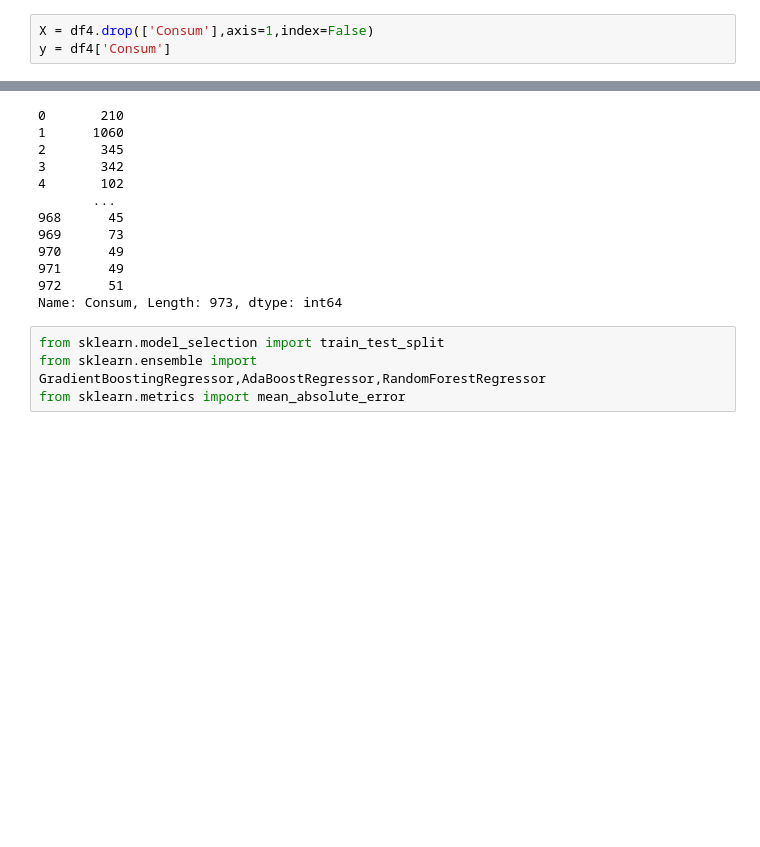
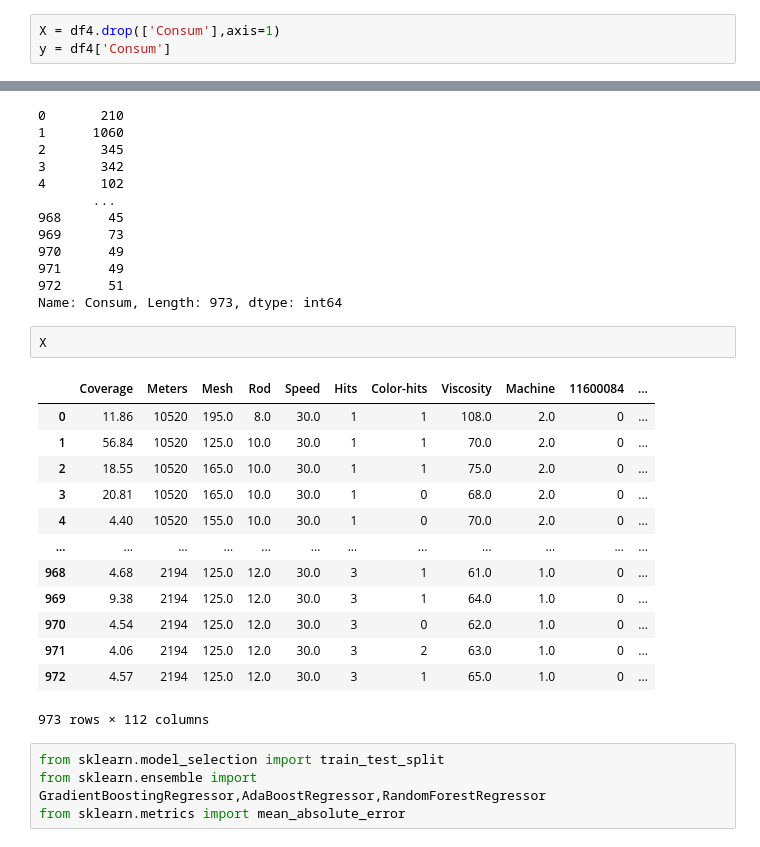
Before and after one commit to sinchan-s/CCP, a Jupyter notebook: model/Color-Consum-Prediction.ipynb, the cells around one changed output, grey strips where cells are left out. Cells and saved outputs as stored; diff of their text form; blank space fills up the shorter version.

```diff
--- a/model/Color-Consum-Prediction.ipynb
+++ b/model/Color-Consum-Prediction.ipynb
@@ -141,7 +141,7 @@ df4
 | 1305 | 4.57 | 51 | 2194 | 125.0 | 12.0 | 30.0 | 3 | 1 | 65.0 | 1.0 | ... |
 973 rows × 113 columns
 # %%
-X = df4.drop(['Consum'],axis=1,index=False)
+X = df4.drop(['Consum'],axis=1)
 y = df4['Consum']
 # %%
 X.index = [ i for i in np.arange(973)]
@@ -160,6 +160,22 @@ y
 971      49
 972      51
 Name: Consum, Length: 973, dtype: int64
+# %%
+X
+# %% [output]
+|  | Coverage | Meters | Mesh | Rod | Speed | Hits | Color-hits | Viscosity | Machine | 11600084 | ... |
+| 0 | 11.86 | 10520 | 195.0 | 8.0 | 30.0 | 1 | 1 | 108.0 | 2.0 | 0 | ... |
+| 1 | 56.84 | 10520 | 125.0 | 10.0 | 30.0 | 1 | 1 | 70.0 | 2.0 | 0 | ... |
+| 2 | 18.55 | 10520 | 165.0 | 10.0 | 30.0 | 1 | 1 | 75.0 | 2.0 | 0 | ... |
+| 3 | 20.81 | 10520 | 165.0 | 10.0 | 30.0 | 1 | 0 | 68.0 | 2.0 | 0 | ... |
+| 4 | 4.40 | 10520 | 155.0 | 10.0 | 30.0 | 1 | 0 | 70.0 | 2.0 | 0 | ... |
+| ... | ... | ... | ... | ... | ... | ... | ... | ... | ... | ... | ... |
+| 968 | 4.68 | 2194 | 125.0 | 12.0 | 30.0 | 3 | 1 | 61.0 | 1.0 | 0 | ... |
+| 969 | 9.38 | 2194 | 125.0 | 12.0 | 30.0 | 3 | 1 | 64.0 | 1.0 | 0 | ... |
+| 970 | 4.54 | 2194 | 125.0 | 12.0 | 30.0 | 3 | 0 | 62.0 | 1.0 | 0 | ... |
+| 971 | 4.06 | 2194 | 125.0 | 12.0 | 30.0 | 3 | 2 | 63.0 | 1.0 | 0 | ... |
+| 972 | 4.57 | 2194 | 125.0 | 12.0 | 30.0 | 3 | 1 | 65.0 | 1.0 | 0 | ... |
+973 rows × 112 columns
 # %%
 from sklearn.model_selection import train_test_split
 from sklearn.ensemble import GradientBoostingRegressor,AdaBoostRegressor,RandomForestRegressor
```
Also changed, not shown: parts of 2 cells of this notebook, 2 other files.
